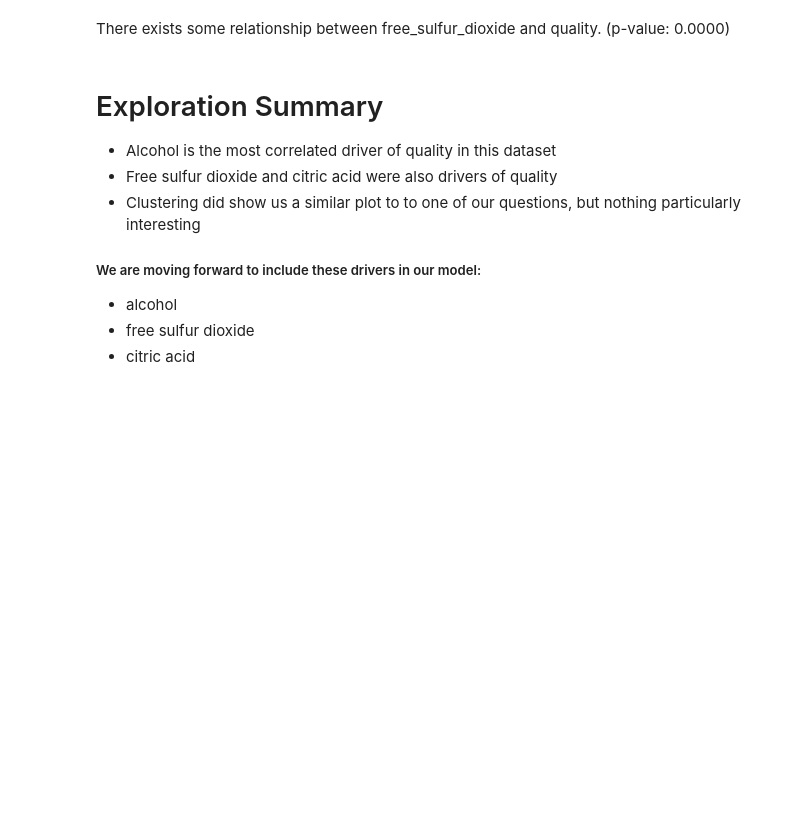
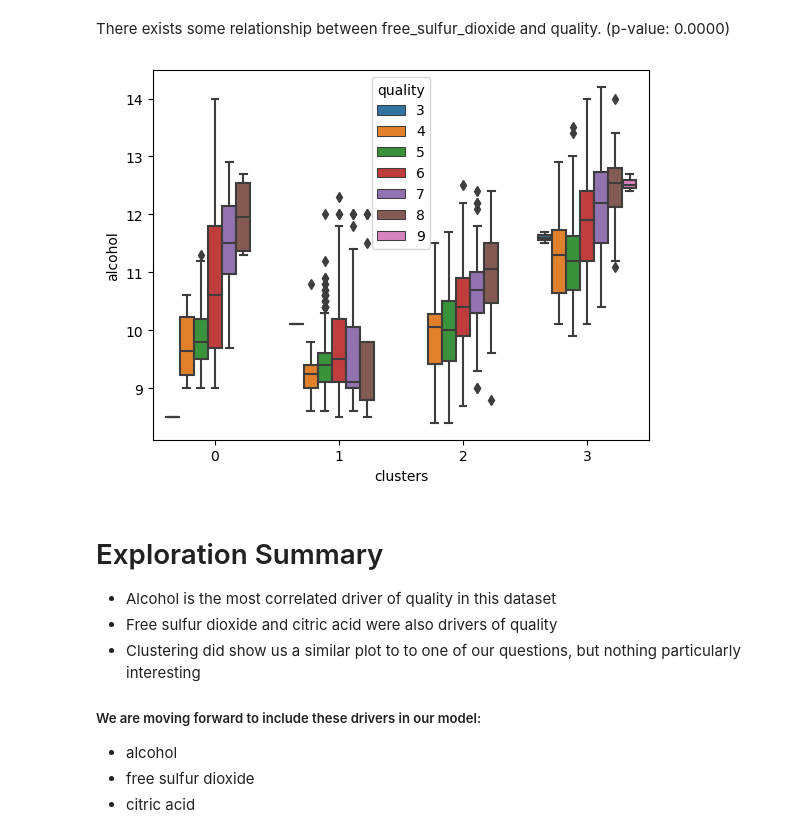
Before and after one commit to noether-manjor/clustering-project, a Jupyter notebook: jorge/Final_Report.ipynb, the cells around one changed output. Cells and saved outputs as stored; diff of their text form; code cells hidden in the pictures; blank space fills up the shorter version.

```diff
--- a/jorge/Final_Report.ipynb
+++ b/jorge/Final_Report.ipynb
@@ -191,6 +191,10 @@ $H_A$: There is a relationship between `free_sulfur_dioxide` and `quality`
 ### Results:
 ### Reject $H_0$
 There exists some relationship between free_sulfur_dioxide and quality. (p-value: 0.0000)
+# %%
+m.plot_clust(train)
+# %% [output]
+[figure, added]
 # %% [markdown]
 # Exploration Summary
 - Alcohol is the most correlated driver of quality in this dataset
```
Also changed, not shown: parts of 24 cells of this notebook, 1 other file.
